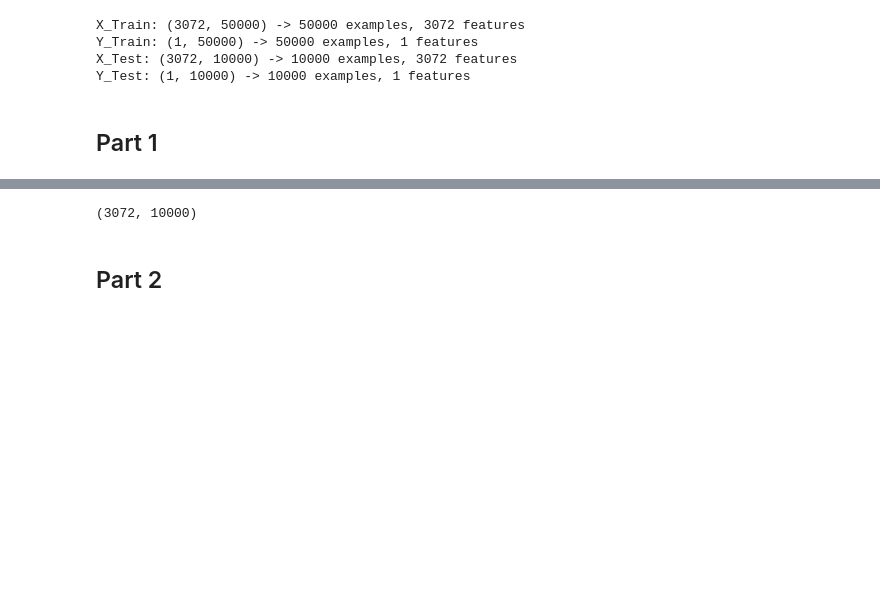
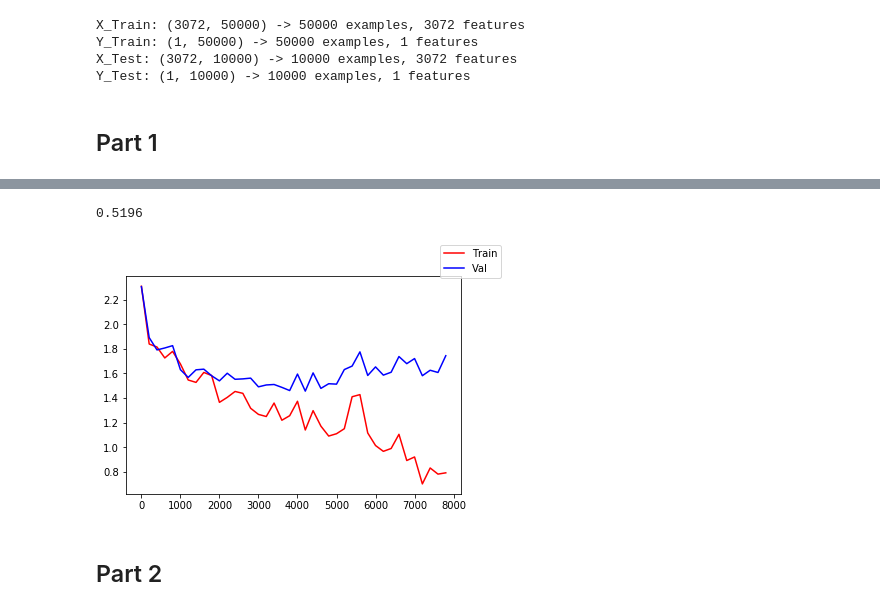
Before and after one commit to huiboz/4995_deeplearning, a Jupyter notebook: hw1/Homework1_update.ipynb, the cells around one changed output, grey strips where cells are left out. Saved outputs shown, nothing was run; the diff lists cells and outputs as text; code cells hidden in the pictures; blank space fills up the shorter version.

```diff
--- a/hw1/Homework1_update.ipynb
+++ b/hw1/Homework1_update.ipynb
@@ -100,6 +100,10 @@ class FullyConnectedNetwork(object):
         Code:
         Initialize weight and biases for each layer
         """
+
+        self.xAxis = []
+        self.yTrain = []
+        self.yVal = []
 
         # initialize weight and biases as dictionaries
         self.W = {}
@@ -243,6 +247,15 @@ class FullyConnectedNetwork(object):
                 print("loss in iteration",i,"is",loss,",accuracy on val set is",val_accuracy,
                      ",loss on val set is",loss_val)
 
+                ## set up for drawing ###
+                x_val = i
+                if (x_val == 0):
+                    x_val += 1
+                self.xAxis.append(x_val)
+                self.yTrain.append(loss)
+                self.yVal.append(loss_val)
+                #########################
+
                 if val_accuracy > best_accuracy:
                     best_accuracy = val_accuracy
                     temp_W = self.W.copy()
@@ -382,6 +395,13 @@ class FullyConnectedNetwork(object):
             if prediction[i] == Y_test[:,i][0]:
                 count += 1
         return count/X_test.shape[1]
+
+    def plot(self):
+        fig,ax1 = plt.subplots()
+        ax1.plot(self.xAxis,self.yTrain,color='red',label='Train')
+        ax1.plot(self.xAxis,self.yVal,color='blue',label='Val')
+        fig.legend()
+        plt.show()
 # %%
 class Loader:
 
@@ -459,7 +493,11 @@ KeyboardInterrupt:
-# %%
-print(X_test.shape)
-# %% [output]
-(3072, 10000)
+# %%
+print(y_predicted)
+# %% [output]
+0.5196
+# %%
+FCN.plot()
+# %% [output]
+[figure, added]
 # %% [markdown]
 ## Part 2
 # %%
```
Also changed, not shown: parts of 1 cell of this notebook.
